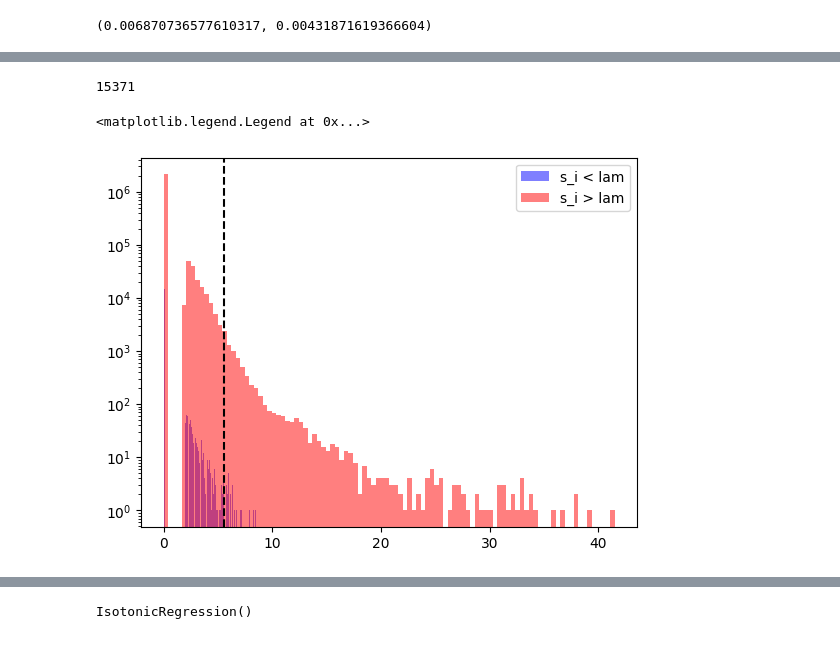
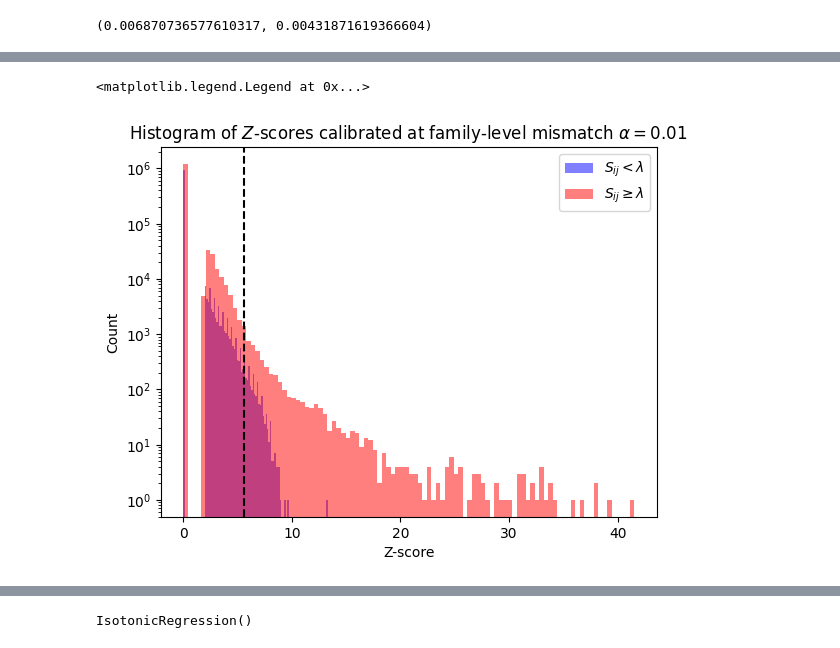
Before and after one commit to ronboger/conformal-protein-retrieval, a Jupyter notebook: afdb/analyze_afdb_protein_vec.ipynb, the cells around one changed output, grey strips where cells are left out. Drawn from its saved outputs; the diff is of its cells as text; code cells hidden in the pictures.

```diff
--- a/afdb/analyze_afdb_protein_vec.ipynb
+++ b/afdb/analyze_afdb_protein_vec.ipynb
@@ -118,7 +118,5 @@ for i in tqdm(range(I.shape[0])):
                      'Z_score': dali_scores,
                      'S_i': D[i]}))
 # %%
-# np.save('/data/ron/protein-conformal/data/dali_results_tm_vec.npy', results)
-np.savez_compressed('/data/ron/protein-conformal/data/dali_results_protein_vec.npz', results)
+# np.savez_compressed('/data/ron/protein-conformal/data/dali_results_protein_vec.npz', results)
+results = np.load('/data/ron/protein-conformal/data/dali_results_protein_vec.npz', allow_pickle=True)
-# %%
-results = np.load('/data/ron/protein-conformal/data/dali_results_protein_vec.npz', allow_pickle=True)['arr_0']
@@ -211,18 +210,24 @@ plt.plot(np.sort(z_scores)[::-1])
-# %%
-sum(s_i < lam)
-# %% [output]
-15371
 # %%
-lam = 0.9996087811008182
+# lam = 0.9996087811008182
+
+# lams = [0.99967641, 0.99983299, 0.99974871]
+lam = 0.99974871
 elbow_z = 5.6
-plt.hist(z_scores[s_i < lam], bins=100, color='blue', alpha=0.5, label='s_i < lam')
-plt.hist(z_scores[s_i > lam], bins=100, color='red', alpha=0.5, label='s_i > lam')
+plt.figure()
+plt.hist(z_scores[s_i < lam], bins=100, color='blue', alpha=0.5, label=r'$S_{ij} < \lambda$')
+plt.hist(z_scores[s_i >= lam], bins=100, color='red', alpha=0.5, label=r'$S_{ij} \geq \lambda$')
 # plt.hist(z_scores[np.logical_and(s_i < lam, z_scores > elbow_z)], bins=100, color='blue', alpha=0.5, label='s_i < lam')
 # plt.hist(z_scores[np.logical_and(s_i > lam, z_scores > elbow_z)], bins=100, color='red', alpha=0.5, label='s_i > lam')
 # make a line at the elbow_z
 plt.axvline(elbow_z, color='black', linestyle='--')
+plt.xlabel('Z-score')
+plt.ylabel('Count')
 plt.yscale('log')
+# plt.title(rf'Histogram of $Z$-scores for different Protein-vec similarity threshold $\lambda = {lam}$')
+plt.title(rf'Histogram of $Z$-scores calibrated at family-level mismatch $\alpha = {.01}$')
+plt.savefig('/data/ron/protein-conformal/figs/histogram_z_at_thresh_new_title.pdf', format='pdf')
+# plt.title(rf'Histogram of Z-scores for different Protein-vec similarity threshold $\lambda = ${lambda}')
 plt.legend()
 # %% [output]
 <matplotlib.legend.Legend at 0x...>
-[figure, old version]
+[figure, new version]
```
Also changed, not shown: parts of 9 cells of this notebook, 1 other file.
